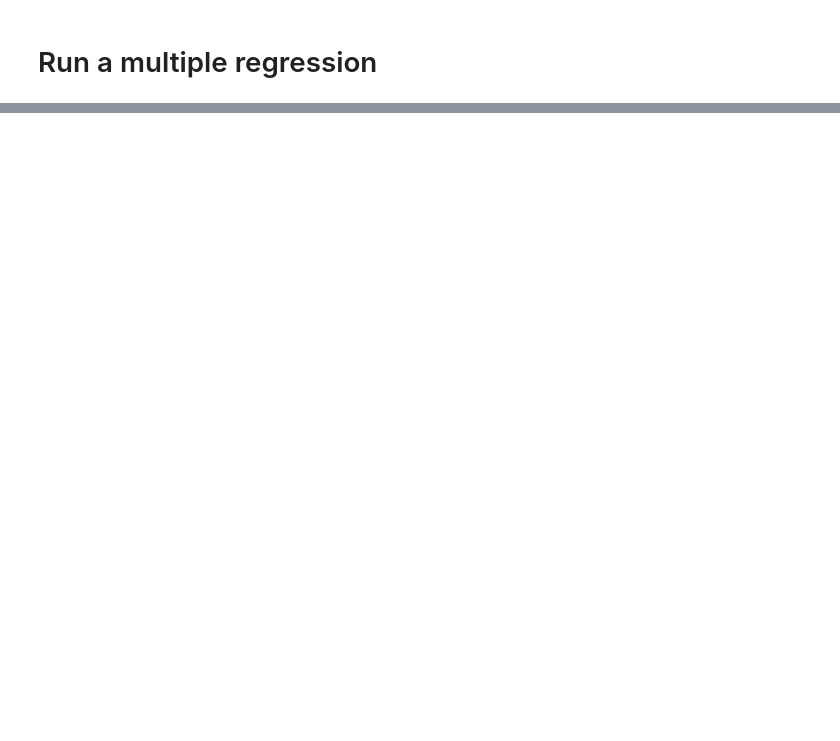
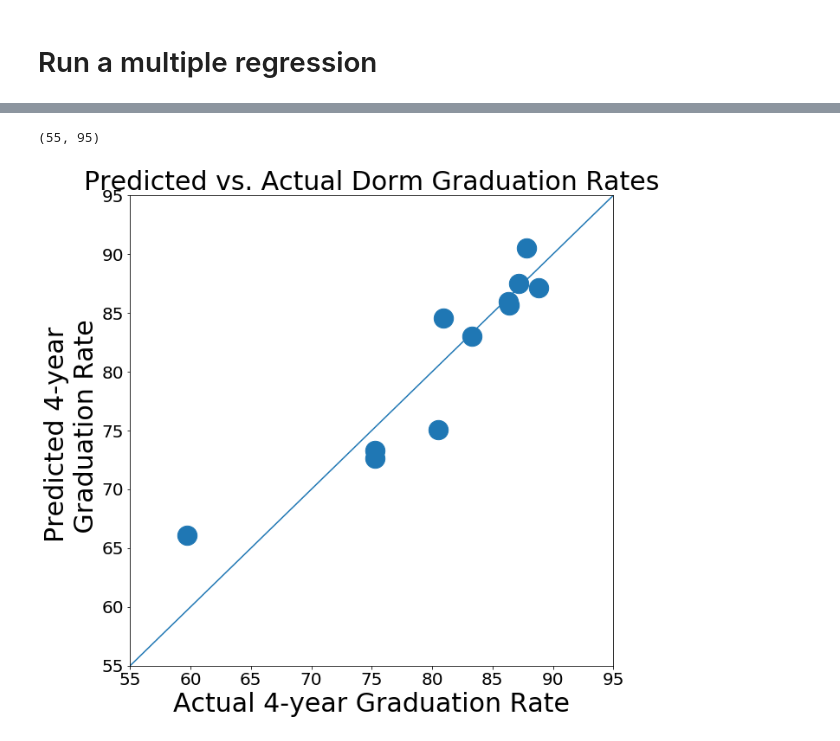
Before and after one commit to gbritton/ihtfd, a Jupyter notebook: DormAnalysis.ipynb, the cells around one changed output, grey strips where cells are left out. Saved outputs shown, nothing was run; the diff lists cells and outputs as text; code cells hidden in the pictures; blank space fills up the shorter version.

```diff
--- a/DormAnalysis.ipynb
+++ b/DormAnalysis.ipynb
@@ -44,0 +74,13 @@ ValueError: For numerical factors, num_columns must be an int
+# %%
+plt.figure(figsize=(10,10))
+plt.scatter(data.fouryrgrad,lm.predict(data),s=500)
+plt.plot(range(1,100),range(1,100))
+plt.ylabel('Predicted 4-year \n Graduation Rate',fontsize=30)
+plt.xlabel('Actual 4-year Graduation Rate',fontsize=30)
+plt.title('Predicted vs. Actual Dorm Graduation Rates',fontsize=30)
+plt.tick_params(axis='both', which='major', labelsize=20)
+plt.ylim([55,95])
+plt.xlim([55,95])
+# %% [output]
+(55, 95)
+[figure, added]
```
Also changed, not shown: parts of 3 cells of this notebook.
